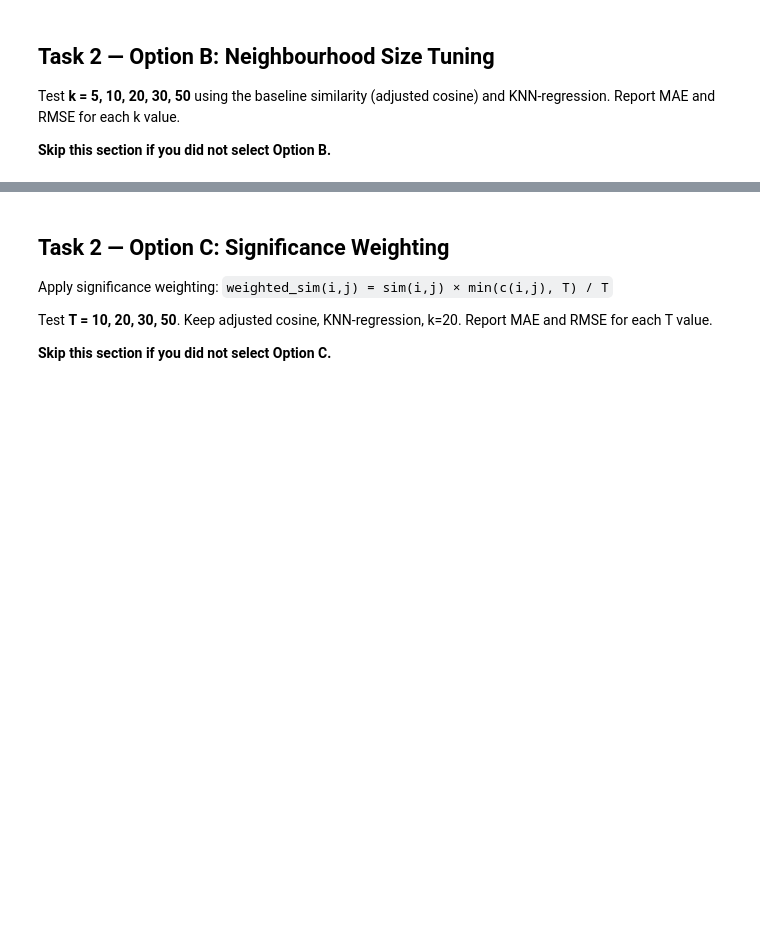
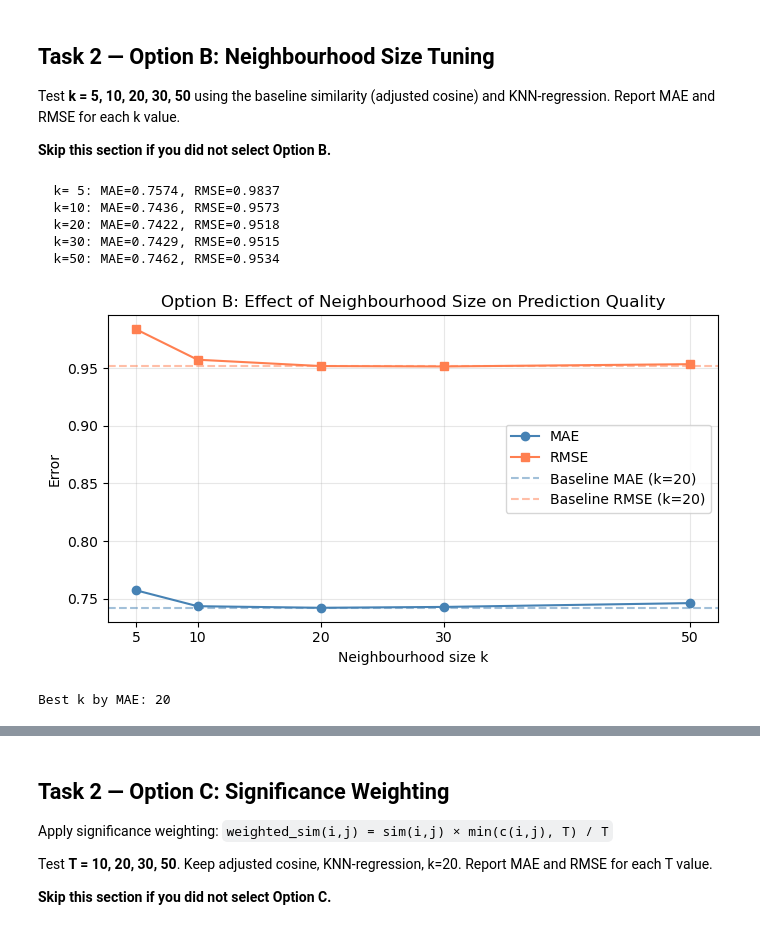
Before and after one commit to Lysitheatsu/PracDataSci, a Jupyter notebook: Assignment3/Assignment3.ipynb, the cells around one changed output, grey strips where cells are left out. Drawn from its saved outputs; the diff is of its cells as text; code cells hidden in the pictures; blank space fills up the shorter version.

Commit message:
finished off option B

```diff
--- a/Assignment3/Assignment3.ipynb
+++ b/Assignment3/Assignment3.ipynb
@@ -178,13 +243,78 @@ Report MAE and RMSE for each k value.
 # %%
 # Write your code here for Option B (if selected)
 # Test k = 5, 10, 20, 30, 50 and record MAE/RMSE for each
 
+import matplotlib.pyplot as plt
+
+def knn_regression_k(sim_matrix, k):
+    """
+    KNN-regression prediction for a given k.
+    Identical to Task 1 except k is parameterised.
+    Uses SimmSpecial, mean_centered, and user_means from Task 1.
+    """
+    pred = np.zeros((n_users, n_items))
+    for u, i in zip(test_users, test_items):
+        rated_items = np.where(train_matrix[u] > 0)[0]
+        if len(rated_items) == 0:
+            pred[u, i] = user_means[u]; continue
+        sims      = sim_matrix[i, rated_items]
+        top_idx   = np.argsort(sims)[::-1][:k]
+        nbr_sims  = sims[top_idx]
+        nbr_mc    = mean_centered[u, rated_items[top_idx]]
+        pos_mask  = nbr_sims > 0
+        nbr_sims  = nbr_sims[pos_mask]
+        nbr_mc    = nbr_mc[pos_mask]
+        if len(nbr_sims) == 0:
+            pred[u, i] = user_means[u]; continue
+        sim_sum = np.sum(nbr_sims)
+        if sim_sum < EPSILON:
+            pred[u, i] = user_means[u]; continue
+        pred[u, i] = np.clip(user_means[u] + np.dot(nbr_sims, nbr_mc) / sim_sum, 1.0, 5.0)
+    return pred
+
+# Run experiments for each k value
+k_values = [5, 10, 20, 30, 50]
+results_B = {}
+for k in k_values:
+    pred_k = knn_regression_k(SimmSpecial, k)
+    mae_k, rmse_k = evaluate(test_matrix, pred_k)
+    results_B[k] = (mae_k, rmse_k)
+    print(f"  k={k:2d}: MAE={mae_k:.4f}, RMSE={rmse_k:.4f}")
+
 # --- Save your results ---
-MAE_optionB_k5, RMSE_optionB_k5 = evaluate(test_matrix, YOUR_PREDICTED_MATRIX)
-MAE_optionB_k10, RMSE_optionB_k10 = evaluate(test_matrix, YOUR_PREDICTED_MATRIX)
-MAE_optionB_k20, RMSE_optionB_k20 = evaluate(test_matrix, YOUR_PREDICTED_MATRIX)
-MAE_optionB_k30, RMSE_optionB_k30 = evaluate(test_matrix, YOUR_PREDICTED_MATRIX)
-MAE_optionB_k50, RMSE_optionB_k50 = evaluate(test_matrix, YOUR_PREDICTED_MATRIX)
+MAE_optionB_k5, RMSE_optionB_k5 = results_B[5]
+MAE_optionB_k10, RMSE_optionB_k10 = results_B[10]
+MAE_optionB_k20, RMSE_optionB_k20 = results_B[20]
+MAE_optionB_k30, RMSE_optionB_k30 = results_B[30]
+MAE_optionB_k50, RMSE_optionB_k50 = results_B[50]
+
+#visualise the effect of k on MAE and RMSE, and compare with baseline (k=20)
+mae_vals  = [results_B[k][0] for k in k_values]
+rmse_vals = [results_B[k][1] for k in k_values]
+
+fig, ax = plt.subplots(figsize=(7, 4))
+ax.plot(k_values, mae_vals,  marker='o', label='MAE',  color='steelblue')
+ax.plot(k_values, rmse_vals, marker='s', label='RMSE', color='coral')
+ax.axhline(MAE_task1,  color='steelblue', linestyle='--', alpha=0.5, label='Baseline MAE (k=20)')
+ax.axhline(RMSE_task1, color='coral',     linestyle='--', alpha=0.5, label='Baseline RMSE (k=20)')
+ax.set_xlabel('Neighbourhood size k')
+ax.set_ylabel('Error')
+ax.set_title('Option B: Effect of Neighbourhood Size on Prediction Quality')
+ax.set_xticks(k_values)
+ax.legend()
+ax.grid(True, alpha=0.3)
+plt.tight_layout()
+plt.savefig('option_B_k_tuning.png', dpi=150)
+plt.show()
+print("Best k by MAE:", k_values[int(np.argmin(mae_vals))])
+# %% [output]
+  k= 5: MAE=0.7574, RMSE=0.9837
+  k=10: MAE=0.7436, RMSE=0.9573
+  k=20: MAE=0.7422, RMSE=0.9518
+  k=30: MAE=0.7429, RMSE=0.9515
+  k=50: MAE=0.7462, RMSE=0.9534
+[figure, added]
+Best k by MAE: 20
 # %%
 # Please don't change this cell
 
```
Also changed, not shown: parts of 8 cells of this notebook, 25 other files.
